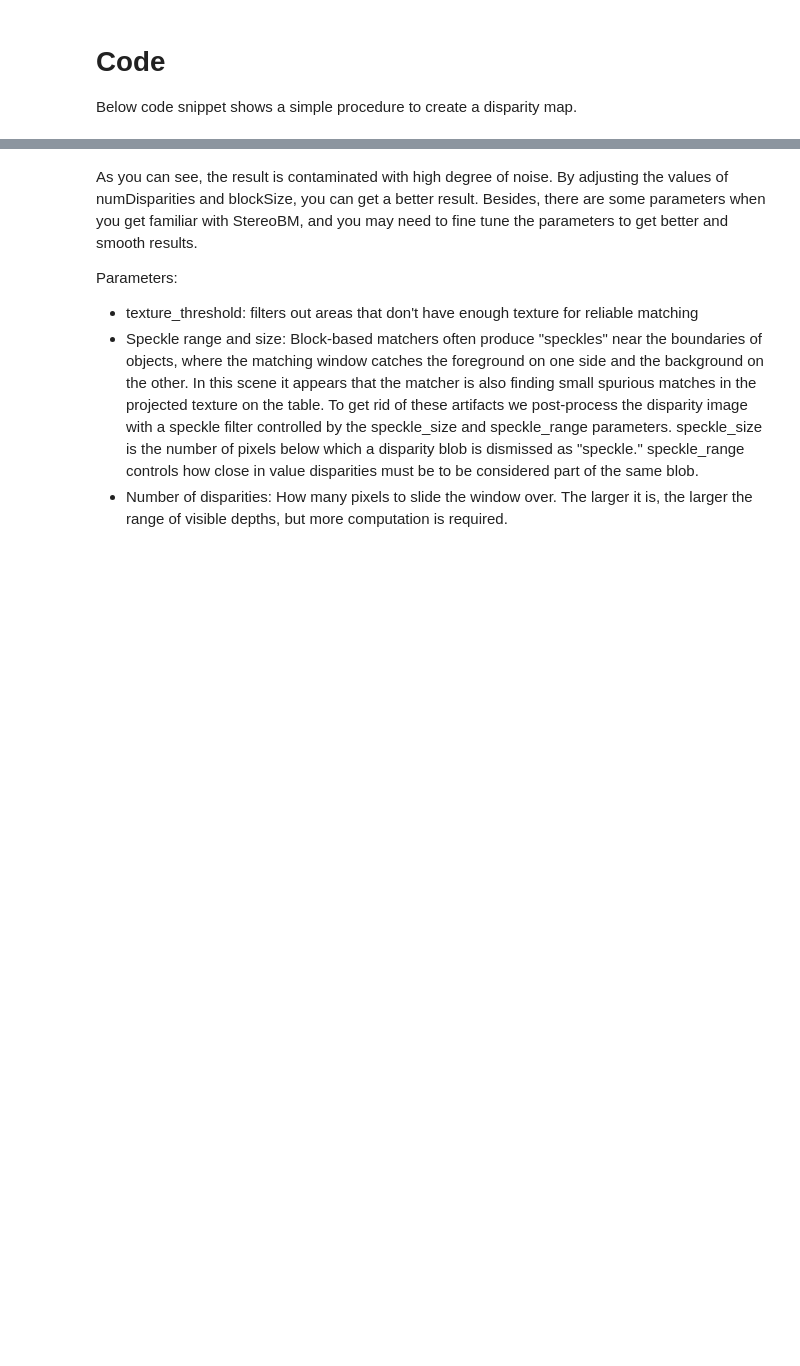
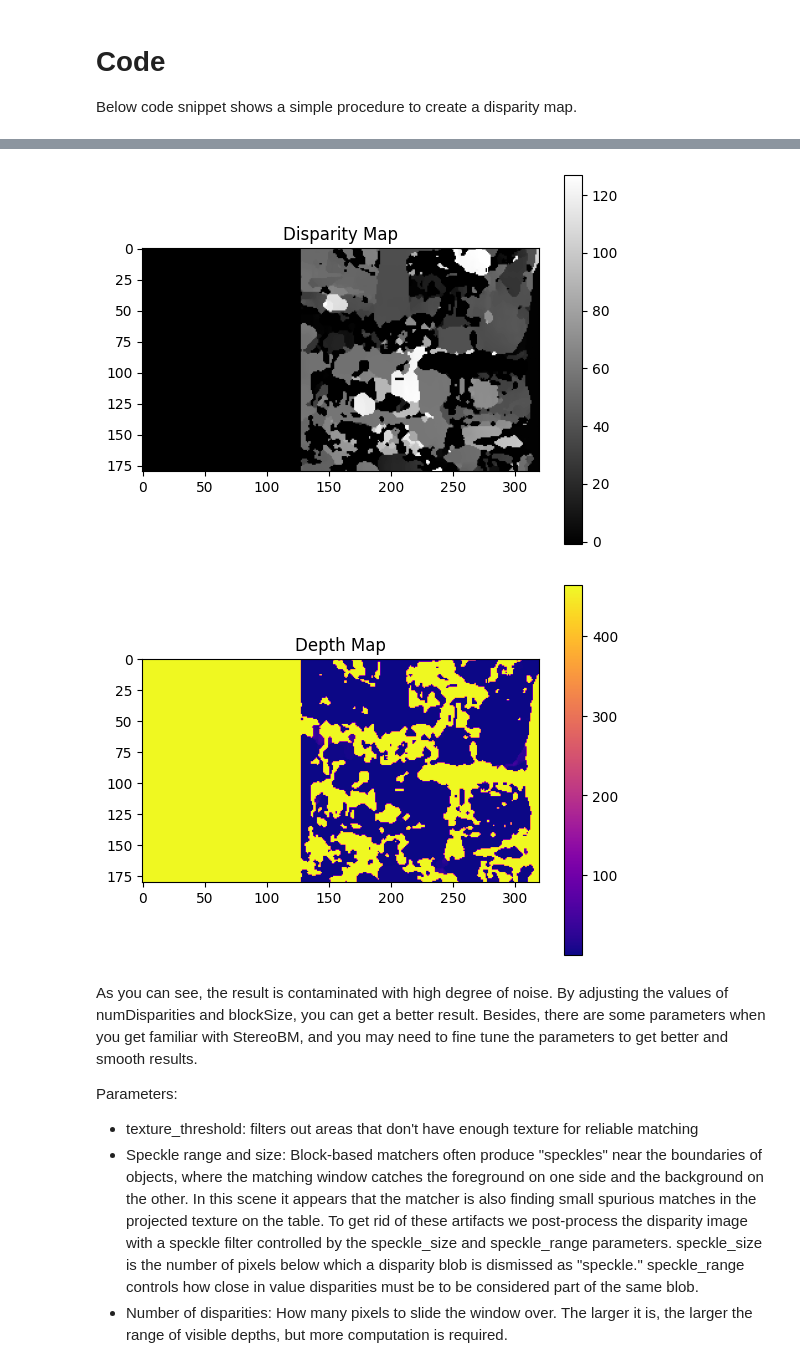
Before and after one commit to n9hquan/ComputerVision_GroupAssignment, a Jupyter notebook: Depth Map from Stereo Images.ipynb, the cells around one changed output, grey strips where cells are left out. Drawn from its saved outputs; the diff is of its cells as text; code cells hidden in the pictures; blank space fills up the shorter version.

```diff
--- a/Depth Map from Stereo Images.ipynb
+++ b/Depth Map from Stereo Images.ipynb
@@ -71,3 +71,49 @@ plt.show()
+# %%
+import numpy as np
+import cv2 as cv
+from matplotlib import pyplot as plt
+
+# Load grayscale stereo images
+imgL = cv.imread('snapshot_left_PA_book.jpg', cv.IMREAD_GRAYSCALE)
+imgR = cv.imread('snapshot_right_PA_book.jpg', cv.IMREAD_GRAYSCALE)
+
+imgL1 = cv.resize(imgL, (320, 180))
+imgR1 = cv.resize(imgR, (320, 180))
+
+# === Apply Gaussian Blur to reduce noise ===
+imgL1 = cv.GaussianBlur(imgL1, (9, 9), 0)
+imgR1 = cv.GaussianBlur(imgR1, (9, 9), 0)
+# Create stereo matcher
+
+stereo = cv.StereoSGBM_create(numDisparities=128, blockSize=18)
+
+# Compute disparity and convert to float
+disparity = stereo.compute(imgL1, imgR1).astype(np.float32) / 16.0
+
+# Display disparity map
+plt.imshow(disparity, 'gray')
+plt.title('Disparity Map')
+plt.colorbar()
+plt.show()
+
+# Camera parameters from calibration
+focal_length = 578.6  # in pixels
+baseline = 0.08      # in meters
+
+# Avoid division by zero
+disparity[disparity <= 0] = 0.1
+
+# Compute depth map
+depth_map = (focal_length * baseline) / disparity
+
+# Display depth map
+plt.imshow(depth_map, cmap='plasma')
+plt.colorbar()
+plt.title('Depth Map')
+plt.show()
+# %% [output]
+[figure, added]
+[figure, added]
 # %% [markdown]
 As you can see, the result is contaminated with high degree of noise. By adjusting the values of numDisparities and blockSize, you can get a better result. Besides, there are some parameters when you get familiar with StereoBM, and you may need to fine tune the parameters to get better and smooth results.
 
```
Also changed, not shown: parts of 1 cell of this notebook.
